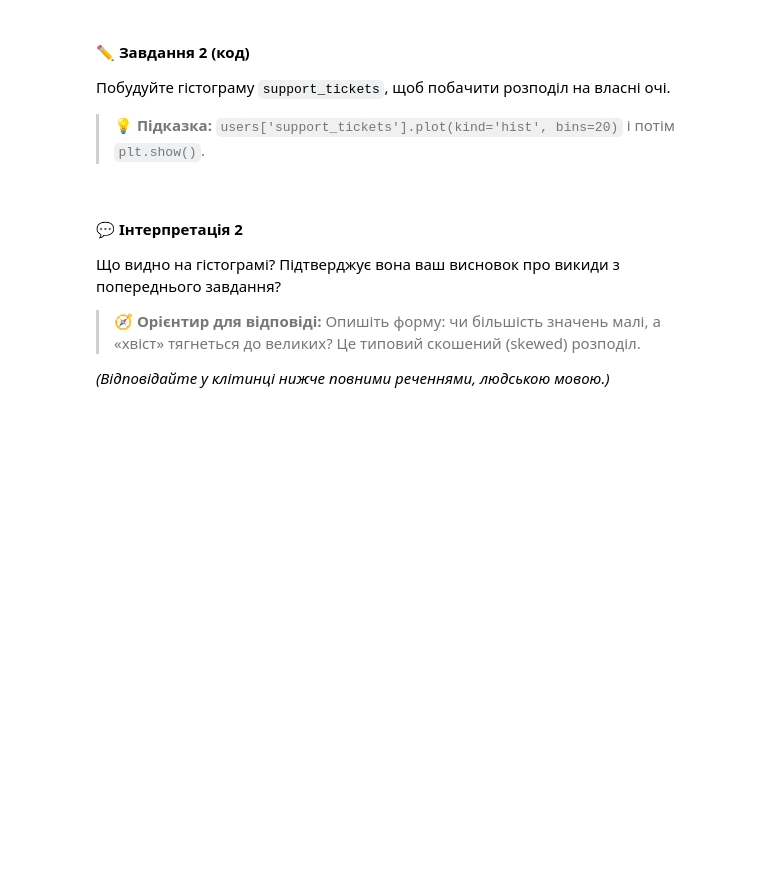
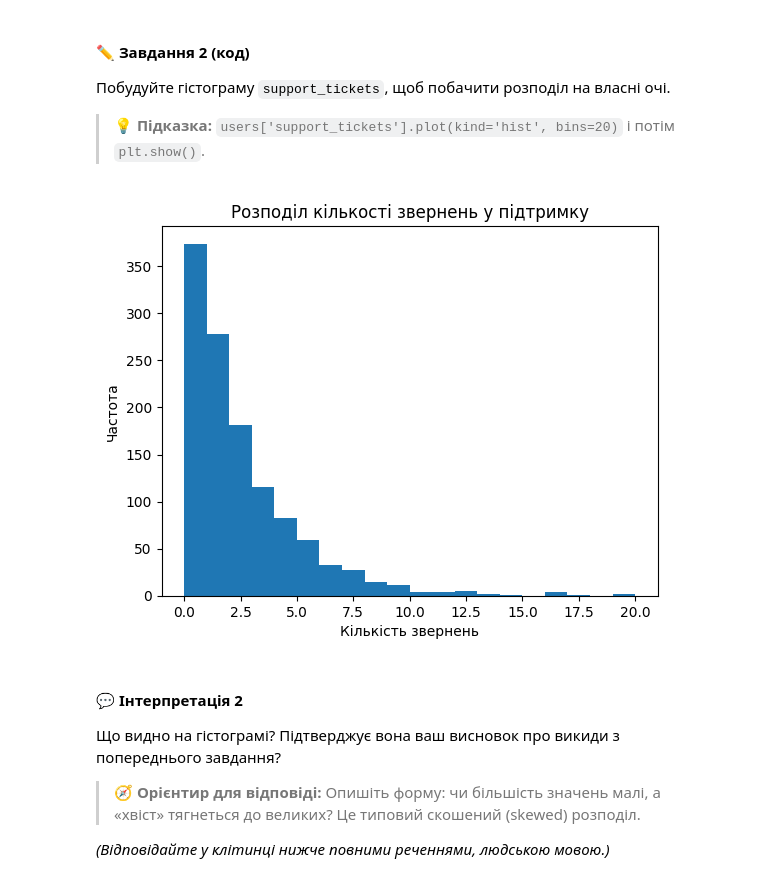
Before and after one commit to Olga-Lyt/DTA-2026, a Jupyter notebook: HW/practice_stat_tests_HARDER.ipynb, the cells around one changed output. Cells and saved outputs as stored; diff of their text form; code cells hidden in the pictures; blank space fills up the shorter version.

Commit message:
19_06 Всі завдання виконано

```diff
--- a/HW/practice_stat_tests_HARDER.ipynb
+++ b/HW/practice_stat_tests_HARDER.ipynb
@@ -97,3 +127,12 @@ users.head()
+# %%
+# Завдання 2:
+users['support_tickets'].plot(kind='hist', bins=20)
+plt.title('Розподіл кількості звернень у підтримку')
+plt.xlabel('Кількість звернень')
+plt.ylabel('Частота')
+plt.show()
+# %% [output]
+[figure, added]
 # %% [markdown]
 #### 💬 Інтерпретація 2
 
```
Also changed, not shown: parts of 55 cells of this notebook.
